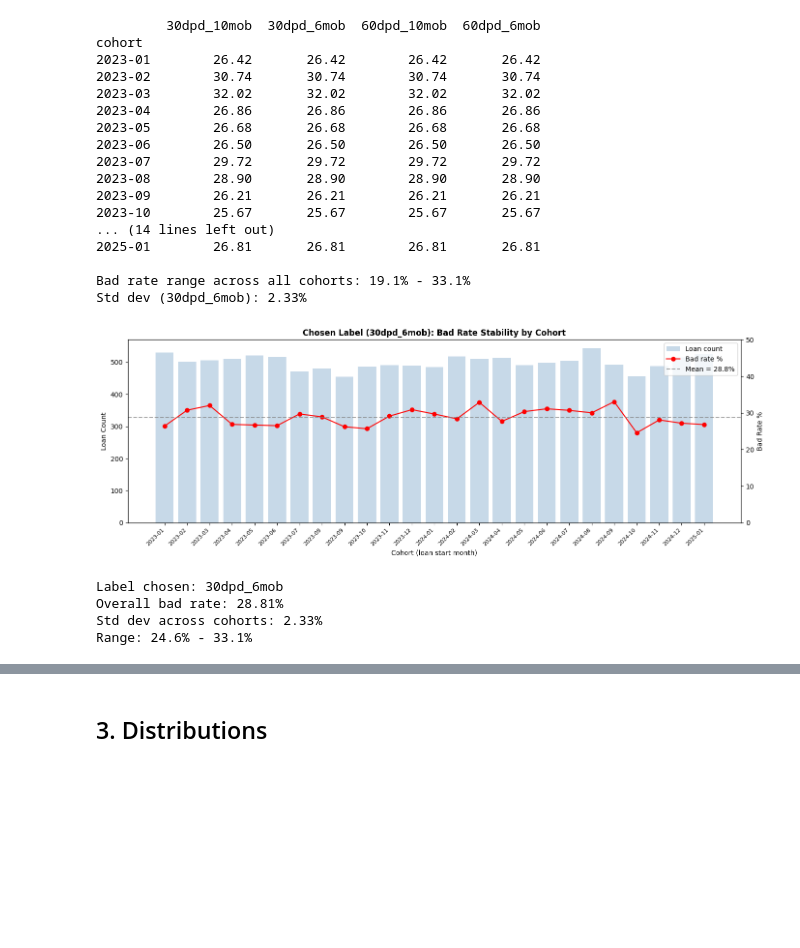
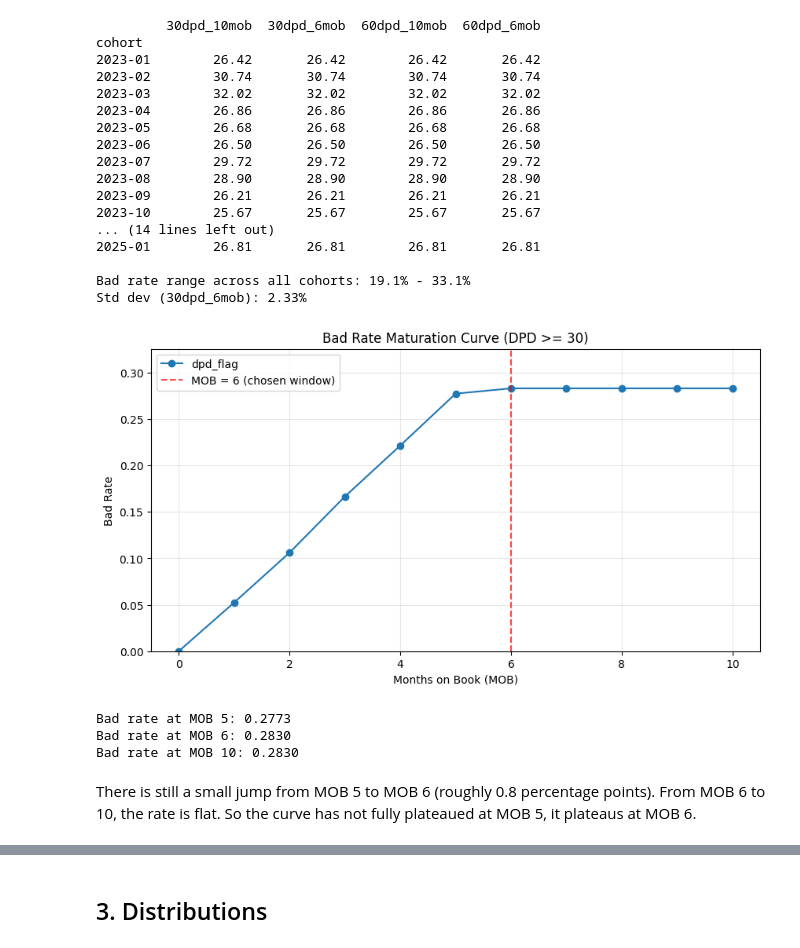
Before and after one commit to haunk/MITB_MLE_2026, a Jupyter notebook: assignment_1/EDA_2_Post_Cleaning.ipynb, the cells around one changed output, grey strips where cells are left out. Cells and saved outputs as stored; diff of their text form; code cells hidden in the pictures; blank space fills up the shorter version.

Commit message:
Done gold layer for label and features

```diff
--- a/assignment_1/EDA_2_Post_Cleaning.ipynb
+++ b/assignment_1/EDA_2_Post_Cleaning.ipynb
@@ -346,40 +349,41 @@ cohort
 
 Bad rate range across all cohorts: 19.1% - 33.1%
 Std dev (30dpd_6mob): 2.33%
-# %%
-# Final label choice: cohort stability chart
-chosen = cohort_table[cohort_table['label_def'] == '30dpd_6mob'].copy()
-chosen['cohort_str'] = chosen['cohort'].astype(str)
-
-fig, ax1 = plt.subplots(figsize=(14, 5))
-ax1.bar(range(len(chosen)), chosen['count'], alpha=0.3, color='steelblue', label='Loan count')
-ax1.set_ylabel('Loan Count')
-ax1.set_xlabel('Cohort (loan start month)')
-
-ax2 = ax1.twinx()
-ax2.plot(range(len(chosen)), chosen['bad_rate_pct'], 'ro-', label='Bad rate %')
-ax2.axhline(y=chosen['bad_rate_pct'].mean(), color='gray', linestyle='--', alpha=0.7, label=f"Mean = {chosen['bad_rate_pct'].mean():.1f}%")
-ax2.set_ylabel('Bad Rate %')
-ax2.set_ylim(0, 50)
-
-ax1.set_xticks(range(len(chosen)))
-ax1.set_xticklabels(chosen['cohort_str'], rotation=45, ha='right', fontsize=8)
-
-lines1, labels1 = ax1.get_legend_handles_labels()
-lines2, labels2 = ax2.get_legend_handles_labels()
-ax2.legend(lines1 + lines2, labels1 + labels2, loc='upper right')
-
-plt.title('Chosen Label (30dpd_6mob): Bad Rate Stability by Cohort', fontweight='bold')
-plt.tight_layout()
-plt.show()
-
-print(f"\nLabel chosen: 30dpd_6mob")
-print(f"Overall bad rate: {chosen['bad_rate_pct'].mean():.2f}%")
-print(f"Std dev across cohorts: {chosen['bad_rate_pct'].std():.2f}%")
-print(f"Range: {chosen['bad_rate_pct'].min():.1f}% - {chosen['bad_rate_pct'].max():.1f}%")
-# %% [output]
-[figure, removed]
-Label chosen: 30dpd_6mob
-Overall bad rate: 28.81%
-Std dev across cohorts: 2.33%
-Range: 24.6% - 33.1%
+# %%
+# Validate observation window: fix DPD at 30, check bad rate by MOB
+dpd = 30
+
+files_list = [silver_loan_directory + os.path.basename(f) for f in glob.glob(os.path.join(silver_loan_directory, '*'))]
+df = spark.read.option("header", "true").parquet(*files_list)
+
+# filter only completed loans to avoid right-censoring
+df = df.filter(col("loan_start_date") < datetime.strptime("2024-01-01", "%Y-%m-%d"))
+
+# create dpd flag if more than dpd
+df = df.withColumn("dpd_flag", F.when(col("dpd") >= dpd, 1).otherwise(0))
+
+# visualise bad rate by MOB
+pdf = df.toPandas()
+grouped = pdf.groupby('mob')['dpd_flag'].mean()
+grouped = grouped.sort_index()
+
+grouped.plot(kind='line', marker='o', figsize=(10, 5))
+plt.axvline(x=6, color='red', linestyle='--', alpha=0.7, label='MOB = 6 (chosen window)')
+plt.title('Bad Rate Maturation Curve (DPD >= ' + str(dpd) + ')')
+plt.xlabel('Months on Book (MOB)')
+plt.ylabel('Bad Rate')
+plt.ylim(0, grouped.max() * 1.15)
+plt.legend()
+plt.grid(True, alpha=0.3)
+plt.show()
+
+print(f"Bad rate at MOB 5: {grouped[5]:.4f}")
+print(f"Bad rate at MOB 6: {grouped[6]:.4f}")
+print(f"Bad rate at MOB 10: {grouped[10]:.4f}")
+# %% [output]
+[figure, added]
+Bad rate at MOB 5: 0.2773
+Bad rate at MOB 6: 0.2830
+Bad rate at MOB 10: 0.2830
+# %% [markdown]
+There is still a small jump from MOB 5 to MOB 6 (roughly 0.8 percentage points). From MOB 6 to 10, the rate is flat. So the curve has not fully plateaued at MOB 5, it plateaus at MOB 6.
```
Also changed, not shown: parts of 3 cells of this notebook, 2 other files.
